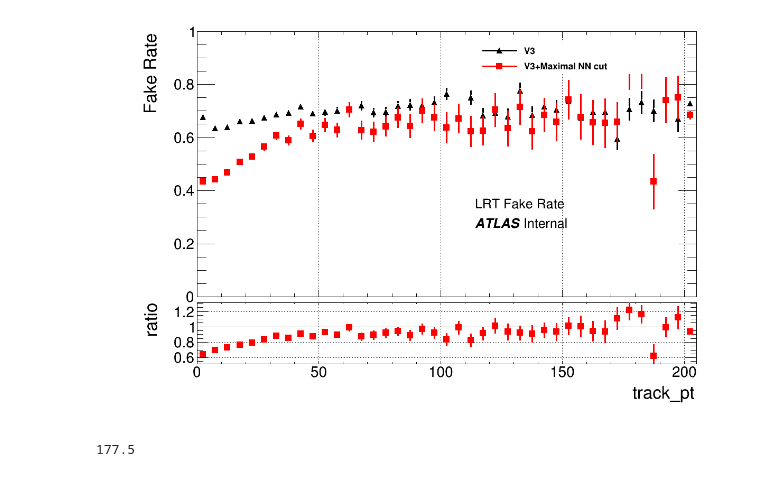
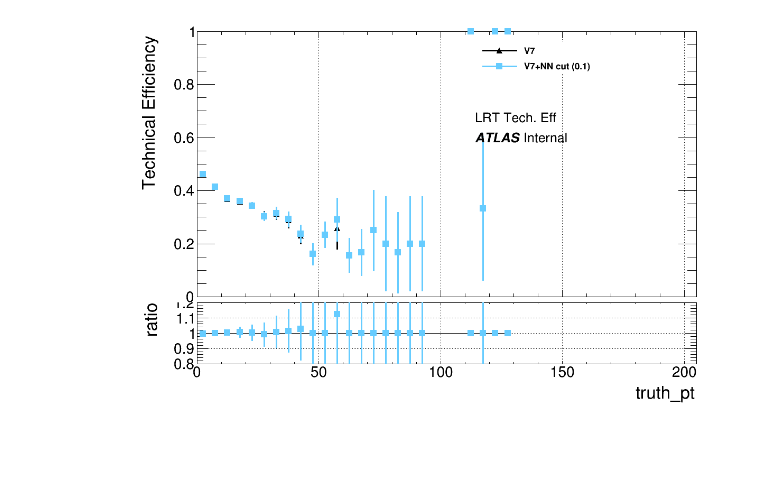
Before and after one commit to robinnewhouse/LRTNotebooks, a Jupyter notebook: make_comparison_plots.ipynb, the cells around one changed output. Drawn from its saved outputs; the diff is of its cells as text; code cells hidden in the pictures.

```diff
--- a/make_comparison_plots.ipynb
+++ b/make_comparison_plots.ipynb
@@ -21,29 +23,28 @@ FONT_SIZE = 30
 # %%
 variables = {
-    'track_eta' : (-3,3),
-    'track_absz0' : (0,10000),
-    'track_absd0' : (0,300),
-    'track_r' : (0,1000),
-    'track_pt' : (0,1000000),
+    'truth_eta' : (-3,3),
+    'truth_absz0' : (0,10000),
+    'truth_absd0' : (0,300),
+    'truth_r' : (0,1000),
+    'truth_pt' : (0,1000000),
 }
-output_dir = "/home/newhouse/public/Analysis/LRT/lrtanalysis/run/VH4b/"
+output_dir = "/home/newhouse/public/Analysis/LRT/lrtanalysis/run/NN_func/"
 os.makedirs(output_dir, exist_ok=True)
 
 for var, bounds in variables.items():
     # bins = [2, 2.5, 3, 4, 6, 8, 10]
     hist_markers = itertools.cycle([22,21,33,29,30,31,32,34,35])
-    hist_colors = itertools.cycle([ROOT.kBlack, ROOT.kRed, ROOT.kAzure+6, ROOT.kViolet+8, ROOT.kGreen+1, ROOT.kOrange -3])
+    hist_colors = itertools.cycle([ROOT.kBlack, ROOT.kAzure+6, ROOT.kRed, ROOT.kViolet+8, ROOT.kGreen+1, ROOT.kOrange -3])
     tree_name = 'Efficiency'
-    tree1 = 'v3'
-    tree2 = 'v3_mod'
+    tree1 = 'v7'
+    tree2 = 'v7_nn'
     # Open file
-    tfiles = {tree1: ROOT.TFile('/home/newhouse/public/Analysis/LRT/lrtanalysis/run/Fake_filesV3.root'),
-              tree2: ROOT.TFile('/home/newhouse/public/Analysis/LRT/lrtanalysis/run/Fake_filesV3maximalNN.root')}
+    tfiles = {tree1: ROOT.TFile('/home/newhouse/public/Analysis/LRT/lrtanalysis/run/plots/Efficiency_files_VH4b_V7.root'),
+              tree2: ROOT.TFile('/home/newhouse/public/Analysis/LRT/lrtanalysis/run/plots/Efficiency_files_VH4b_V7nn.root')}
 
     # Load tree from file
-    ttree = {tree1: tfiles[tree1].Get(tree_name),
+    ttree = {tree1:  tfiles[tree1].Get(tree_name),
              tree2:  tfiles[tree2].Get(tree_name)}
-    # ttree['v3'].ls()
 
     hist =  {tree1 : ttree[tree1].Get(var),
             tree2 : ttree[tree2].Get(var),}
@@ -71,7 +72,7 @@ for var, bounds in variables.items():
         h.GetXaxis().SetRangeUser(bounds[0], bounds[1]);
         h.GetXaxis().SetLabelSize(0);
         h.GetXaxis().SetTitle(var)
-        h.GetYaxis().SetTitle("Fake Rate")
+        h.GetYaxis().SetTitle("Technical Efficiency")
         # Y axis
         h.GetYaxis().SetMaxDigits(6);
         h.GetYaxis().SetTitleOffset(1.0)
@@ -86,16 +87,16 @@ for var, bounds in variables.items():
 
     # format legend
     x = 0.6
-    y = 0.4
+    y = 0.7
     leg = ROOT.TLegend(x, 0.8, 0.91, 0.91)
     leg.SetTextSize(0.035)
     leg.SetBorderSize(0)
     leg.SetFillColor(ROOT.kWhite)
     leg.SetShadowColor(ROOT.kWhite)
-    leg.AddEntry(hist[tree1], "V3", "lp")
-    leg.AddEntry(hist[tree2], "V3+Maximal NN cut", "lp")
+    leg.AddEntry(hist[tree1], "V7", "lp")
+    leg.AddEntry(hist[tree2], "V7+NN cut (0.1)", "lp")
     dy = .07
-    draw_note(x, y-dy, 'LRT Fake Rate')
+    draw_note(x, y-dy, 'LRT Tech. Eff')
     atlas_label(x,y-2*dy, 'Internal')
     leg.Draw()
 
@@ -113,18 +114,17 @@ for var, bounds in variables.items():
     # Define the ratio plot
     h3 = hist[tree2].Clone("h3");
     h3.SetLineColor(hcolor);
-    h3.SetMinimum(0.5);  # Define Y ..
-    h3.SetMaximum(1.5); # .. range
-    h3.Sumw2();
+    h3.SetMinimum(0.8);  # Define Y ..
+    h3.SetMaximum(1.2); # .. range
+#     h3.Sumw2();
 #     h3.SetStats(0);      # No statistics on lower plot
     h3.Divide(hist[tree1]);
     h3.SetMarkerStyle(21);
     max_bin_content = h3.GetBinContent(h3.GetMaximumBin())
     min_bin_content = h3.GetBinContent(h3.GetMinimumBin())
-    h3.SetMaximum(1.4 if max_bin_content > 1.3 else max_bin_content + .1);
-    h3.SetMinimum(min_bin_content - .1);
+#     h3.SetMaximum(1.4 if max_bin_content > 1.3 else max_bin_content + .1);
+#     h3.SetMinimum(min_bin_content - .1);
     hline = ROOT.TLine(h3.GetBinCenter(h3.FindFirstBinAbove()), 1, h3.GetBinCenter(h3.FindLastBinAbove()), 1)
-#     h3.Draw("ep ");       # Draw the ratio plot
     pad2.SetFillStyle(0)
     h3.Draw("ep") # Draw the ratio plot
     hline.Draw("Same")
@@ -147,6 +147,6 @@ for var, bounds in variables.items():
 
 
     c.Draw()
-    c.SaveAs(f'{output_dir}fake_comparison_{var}.png')
+    c.SaveAs(f'{output_dir}tech_eff_comparison_{var}.png')
 # %% [output]
 Warning in <TCanvas::Constructor>: Deleting canvas with same name: c
@@ -167,6 +162,2 @@ Info in <TCanvas::Print>: png file /home/newhouse/public/Analysis/LRT/lrtanalysi
-[figure, old version]
+[figure, new version]
-# %%
-h3.GetBinCenter(h3.GetMaximumBin())
-# %% [output]
-177.5
 # %%
```
Also changed, not shown: parts of 7 cells of this notebook, 2 other files.
